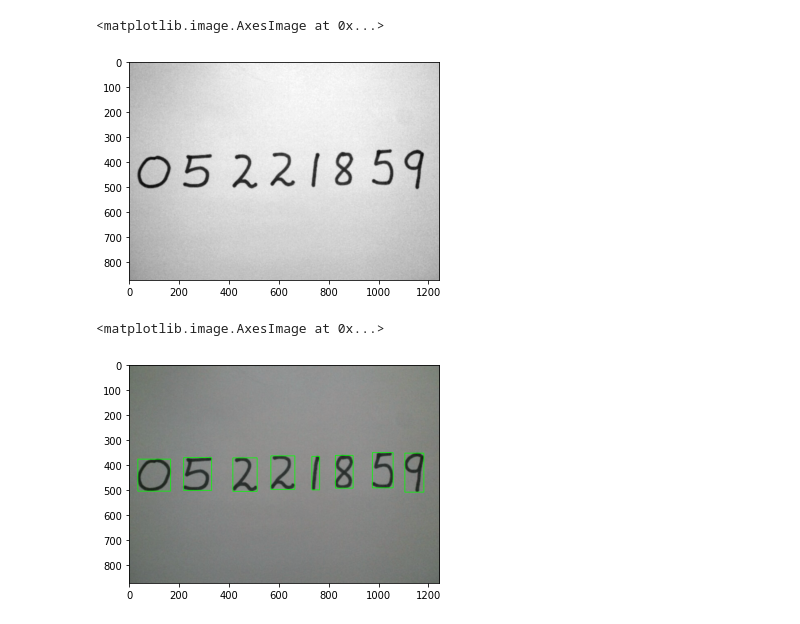
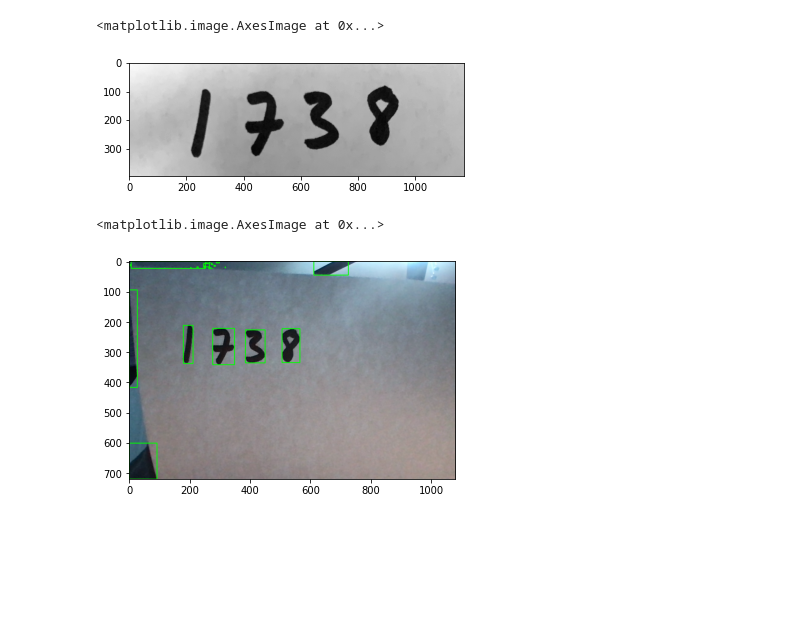
Before and after one commit to davidjperez00/ideal-funicular, a Jupyter notebook: model_analytics/MLP_v1_data_augmentation.ipynb, the cells around one changed output. Saved outputs shown, nothing was run; the diff lists cells and outputs as text; code cells hidden in the pictures; blank space fills up the shorter version.

```diff
--- a/model_analytics/MLP_v1_data_augmentation.ipynb
+++ b/model_analytics/MLP_v1_data_augmentation.ipynb
@@ -19,21 +22,21 @@ To enable them in other operations, rebuild TensorFlow with the appropriate comp
 # %%
 import cv2
 import numpy as np
 from keras.datasets import mnist
 from keras.layers import Dense, Flatten
 from keras.layers.convolutional import Conv2D
 from keras.models import Sequential
 from keras.utils import to_categorical
 import matplotlib.pyplot as plt
 
 
-image = cv2.imread('./example.jpg')
+image = cv2.imread('./small_1738.jpg')
 grey = cv2.cvtColor(image.copy(), cv2.COLOR_BGR2GRAY)
 
 plt.imshow(grey, cmap='gray')
 # %% [output]
 <matplotlib.image.AxesImage at 0x...>
-[figure, old version]
+[figure, new version]
 # %%
 ret, thresh = cv2.threshold(grey.copy(), 75, 255, cv2.THRESH_BINARY_INV)
 contours, _ = cv2.findContours(thresh.copy(), cv2.RETR_EXTERNAL, cv2.CHAIN_APPROX_SIMPLE)
@@ -66,4 +69,4 @@ plt.imshow(image)
 # inp = np.array(preprocessed_digits)
 # %% [output]
 <matplotlib.image.AxesImage at 0x...>
-[figure, old version]
+[figure, new version]
```
Also changed, not shown: parts of 12 cells of this notebook, 2 other files.
